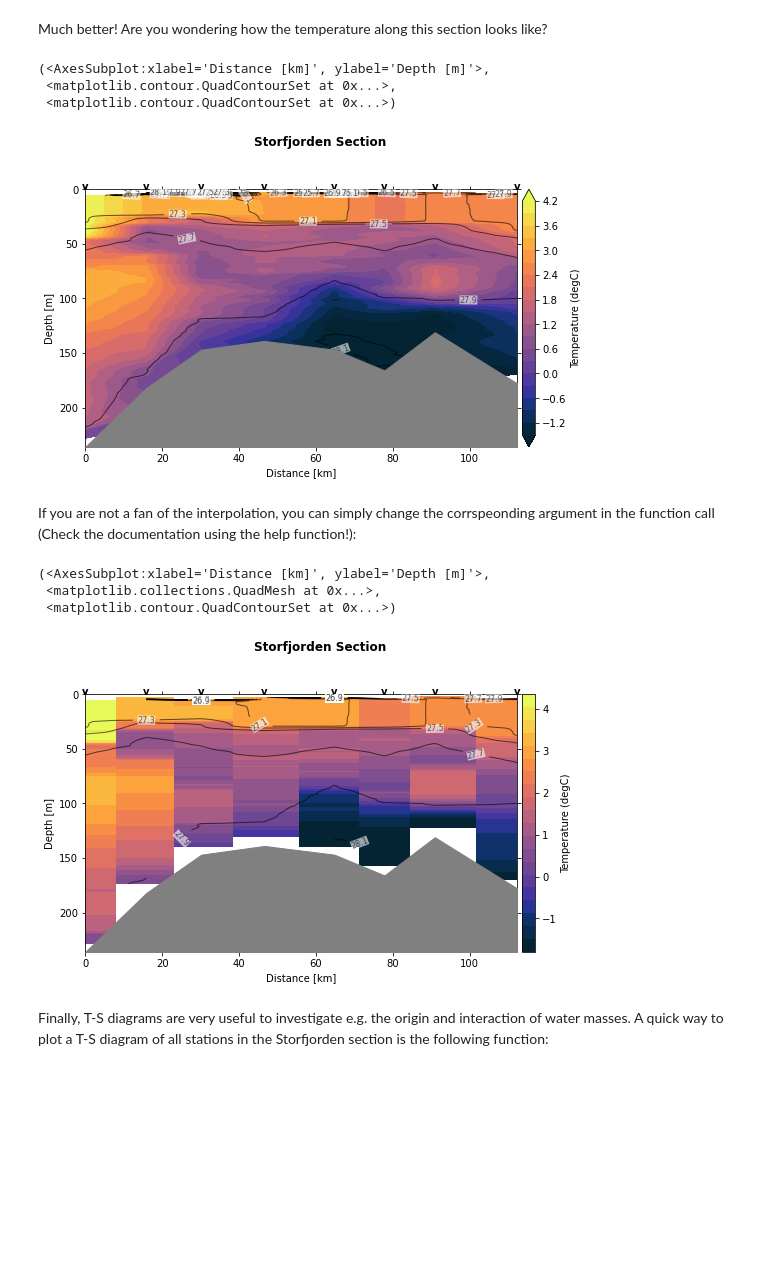
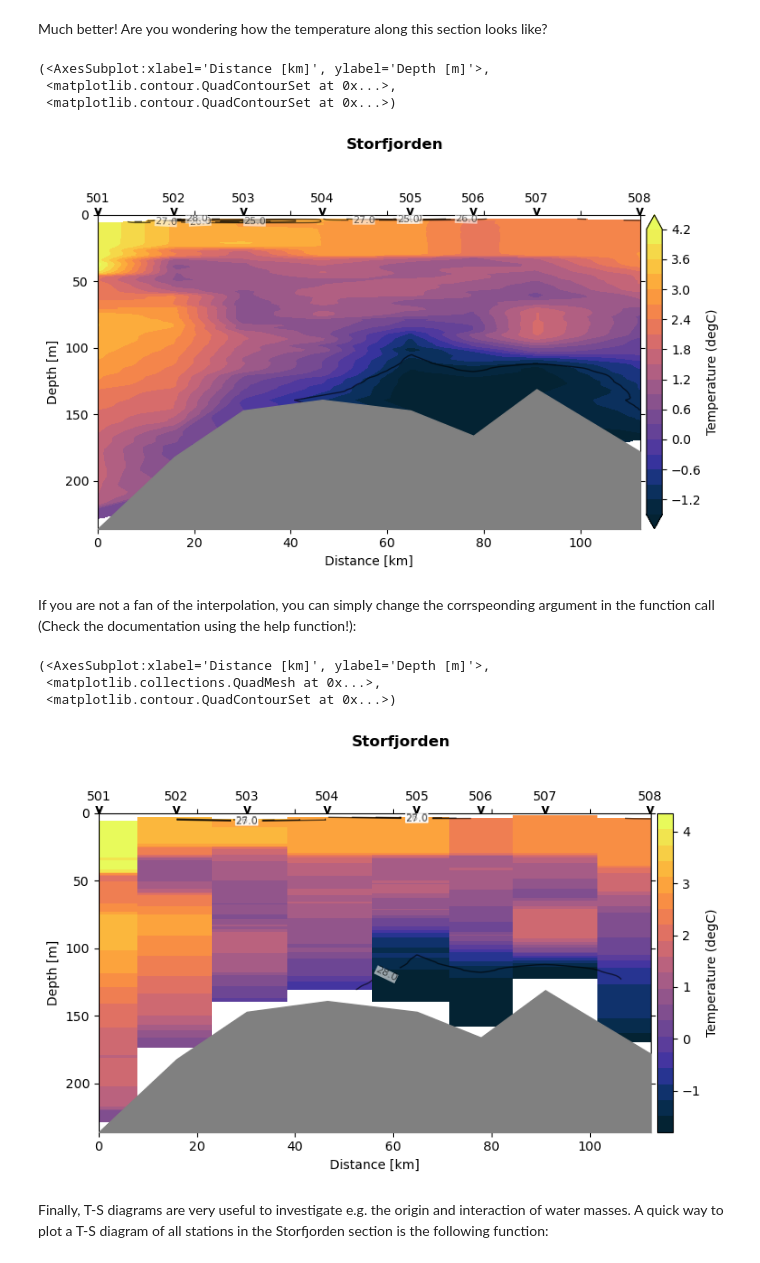
Before and after one commit to UNISvalbard/unisacsi, a Jupyter notebook: examples.ipynb, the cells around one changed output. Cells and saved outputs as stored; diff of their text form; code cells hidden in the pictures; blank space fills up the shorter version.

```diff
--- a/examples.ipynb
+++ b/examples.ipynb
@@ -68,7 +68,7 @@ dict_keys(['elapsedtime', 'time', 'P', 'T', 'C', 'OX', 'flC', 'Z', 'S', 'sbe_mod
 # %% [markdown]
 In order to define a certain section, e.g. the along-fjord section in Isfjorden or Storfjorden, create a list with the corresponding station numbers (in the correct order):
 # %%
-storfjorden_section = [1241] + list(range(1243,1250))
+storfjorden_section = list(range(501,509))
 # %% [markdown]
 Now you can plot e.g. the density profiles from all stations in the Storfjorden section using the following bit of code:
 # %%
@@ -153,23 +153,23 @@ Much better! Are you wondering how the temperature along this section looks like
 # %%
 Oc.plot_CTD_single_section(CTD, storfjorden_section, parameter='T',
                                clabel='Temperature (degC)',
-                              cmap='cmo.thermal',cruise_name='Storfjorden')
+                              cmap='cmo.thermal',section_name='Storfjorden')
 # %% [output]
 (<AxesSubplot:xlabel='Distance [km]', ylabel='Depth [m]'>,
  <matplotlib.contour.QuadContourSet at 0x...>,
  <matplotlib.contour.QuadContourSet at 0x...>)
-[figure, old version]
+[figure, new version]
 # %% [markdown]
 If you are not a fan of the interpolation, you can simply change the corrspeonding argument in the function call (Check the documentation using the help function!):
 # %%
 Oc.plot_CTD_single_section(CTD, storfjorden_section, parameter='T',
                                clabel='Temperature (degC)',
-                              cmap='cmo.thermal',cruise_name='Storfjorden', interp_opt=0)
+                              cmap='cmo.thermal',section_name='Storfjorden', interp_opt=0)
 # %% [output]
 (<AxesSubplot:xlabel='Distance [km]', ylabel='Depth [m]'>,
  <matplotlib.collections.QuadMesh at 0x...>,
  <matplotlib.contour.QuadContourSet at 0x...>)
-[figure, old version]
+[figure, new version]
 # %% [markdown]
 Finally, T-S diagrams are very useful to investigate e.g. the origin and interaction of water masses. A quick way to plot a T-S diagram of all stations in the Storfjorden section is the following function:
 # %%
```
Also changed, not shown: parts of 14 cells of this notebook, 1 other file.
